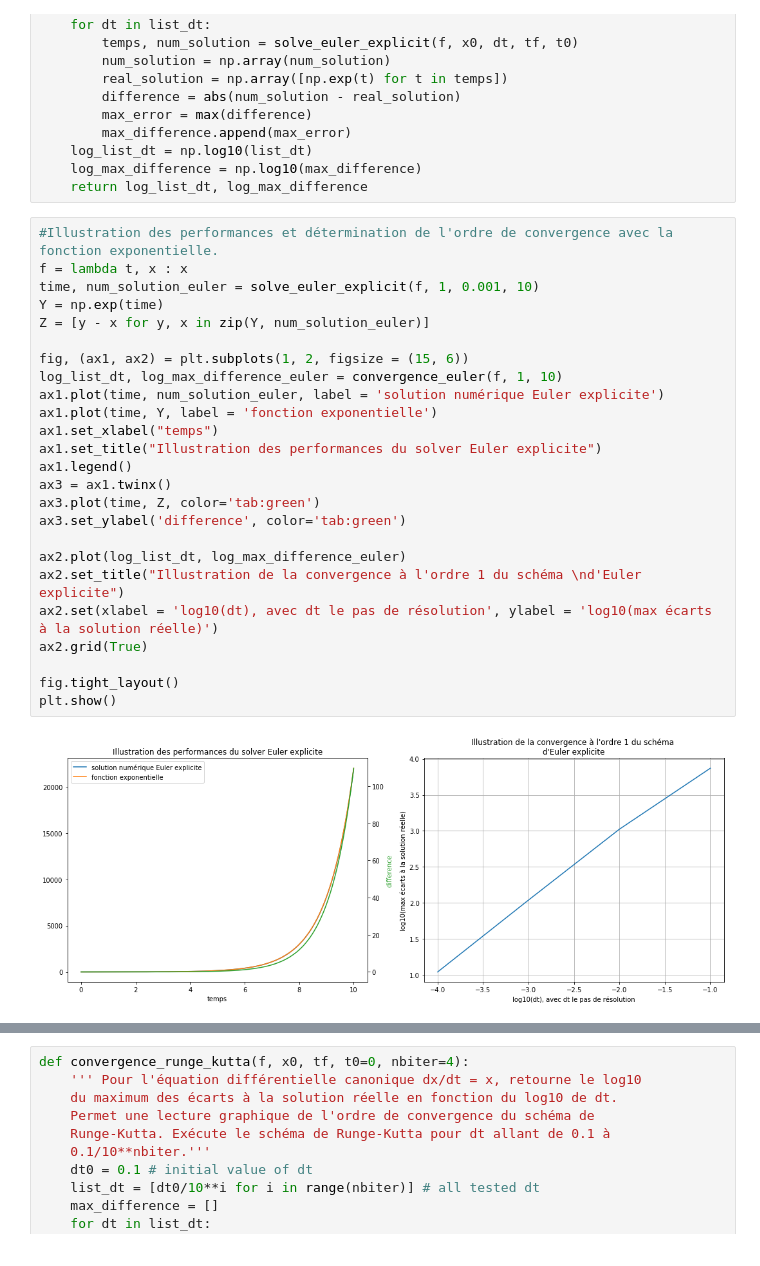
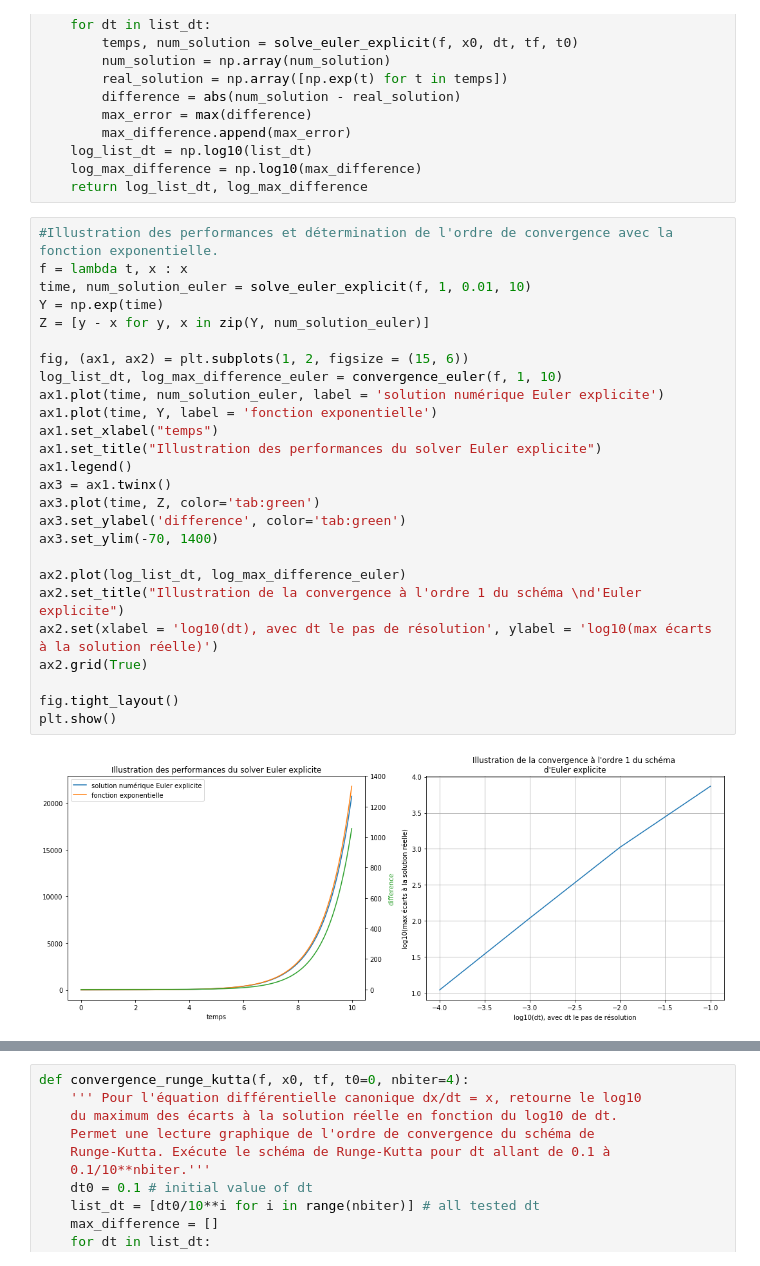
Before and after one commit to DCaperaa/Projet-numerique-II, a Jupyter notebook: Projet numerique II - Notebook.ipynb, the cells around one changed output, grey strips where cells are left out. Saved outputs shown, nothing was run; the diff lists cells and outputs as text.

```diff
--- a/Projet numerique II - Notebook.ipynb
+++ b/Projet numerique II - Notebook.ipynb
@@ -45,27 +45,28 @@ def convergence_euler(f, x0, tf, t0=0, nbiter=4):
 # %%
 #Illustration des performances et détermination de l'ordre de convergence avec la fonction exponentielle.
 f = lambda t, x : x
-time, num_solution_euler = solve_euler_explicit(f, 1, 0.001, 10)
+time, num_solution_euler = solve_euler_explicit(f, 1, 0.01, 10)
 Y = np.exp(time)
 Z = [y - x for y, x in zip(Y, num_solution_euler)]
 
 fig, (ax1, ax2) = plt.subplots(1, 2, figsize = (15, 6))
 log_list_dt, log_max_difference_euler = convergence_euler(f, 1, 10)
 ax1.plot(time, num_solution_euler, label = 'solution numérique Euler explicite')
 ax1.plot(time, Y, label = 'fonction exponentielle')
 ax1.set_xlabel("temps")
 ax1.set_title("Illustration des performances du solver Euler explicite")
 ax1.legend()
 ax3 = ax1.twinx()
 ax3.plot(time, Z, color='tab:green')
 ax3.set_ylabel('difference', color='tab:green')
+ax3.set_ylim(-70, 1400)
 
 ax2.plot(log_list_dt, log_max_difference_euler)
 ax2.set_title("Illustration de la convergence à l'ordre 1 du schéma \nd'Euler explicite")
 ax2.set(xlabel = 'log10(dt), avec dt le pas de résolution', ylabel = 'log10(max écarts à la solution réelle)')
 ax2.grid(True)
 
 fig.tight_layout()
 plt.show()
 # %% [output]
-[figure, old version]
+[figure, new version]
```
Also changed, not shown: parts of 18 cells of this notebook.
